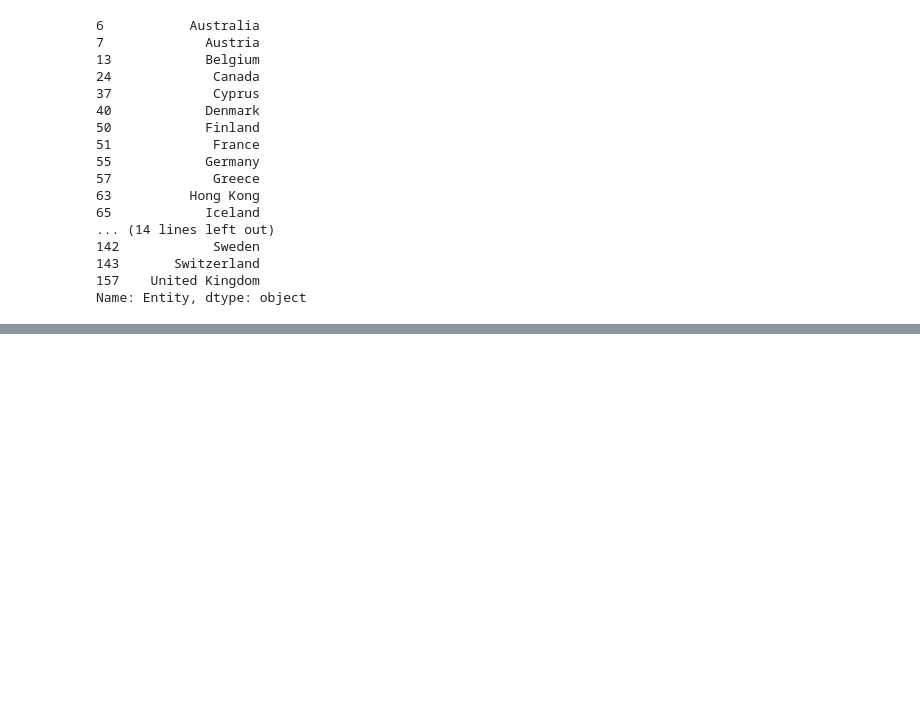
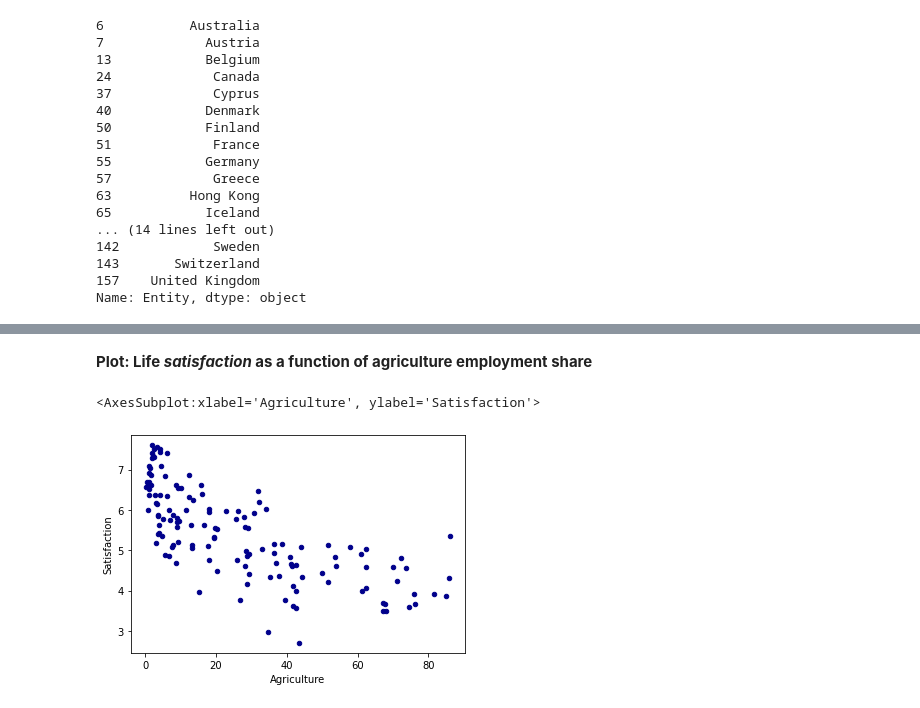
Before and after one commit to vlbin/dat405, a Jupyter notebook: Assignment1.ipynb, the cells around one changed output, grey strips where cells are left out. Saved outputs shown, nothing was run; the diff lists cells and outputs as text; code cells hidden in the pictures; blank space fills up the shorter version.

```diff
--- a/Assignment1.ipynb
+++ b/Assignment1.ipynb
@@ -89,0 +172,44 @@ print(low_le)
+# %%
+import pandas as pd
+
+
+#Load the datasets into pandas DataFrames
+life_satisfaction = pd.read_csv('./life_satisfaction.csv')
+agriculture = pd.read_csv('./agriculture_employment.csv')
+life_exp = pd.read_csv('./life-expectancy.csv')
+gdp = pd.read_csv('./GDP-2015.csv')
+
+separator = '------------------------------------------------------------'
+
+#Select life expectancy data from year 2015 and merge with gdp dataset
+life_satisfaction = life_satisfaction[life_satisfaction['Year'] == 2015]
+life_satisfaction = life_satisfaction.rename(columns = {list(life_satisfaction)[-1]: 'Satisfaction'})
+
+life_exp = life_exp[life_exp['Year'] == 2015]
+life_exp = life_exp.rename(columns = {list(life_exp)[-1]: 'Life expectancy'})
+
+agriculture = agriculture[agriculture['Year'] == 2015]
+agriculture = agriculture.rename(columns = {list(agriculture)[-1]: 'Agriculture'})
+
+agr_sat = pd.merge(life_satisfaction, agriculture, on=['Code', 'Entity', 'Year'])
+combined = pd.merge(agr_sat, life_exp, on=['Code', 'Entity', 'Year'])
+
+sat_mean = combined['Satisfaction'].mean()
+agr_mean = combined['Agriculture'].mean()
+exp_mean = combined['Life expectancy'].mean()
+
+high_agr = combined[combined['Agriculture'] > agr_mean]
+low_agr = combined[combined['Agriculture'] < agr_mean]
+
+low_agr_low_sat = low_agr[low_agr['Satisfaction'] < sat_mean]
+high_agr_high_sat = high_agr[high_agr['Satisfaction'] > sat_mean]
+
+low_agr_low_exp = low_agr[low_agr['Life expectancy'] < exp_mean]
+high_agr_high_exp = high_agr[high_agr['Life expectancy'] > exp_mean]
+# %% [markdown]
+**Plot: Life *satisfaction* as a function of agriculture employment share**
+# %%
+combined.plot.scatter(x = 'Agriculture', y='Satisfaction', c='DarkBlue')
+# %% [output]
+<AxesSubplot:xlabel='Agriculture', ylabel='Satisfaction'>
+[figure, added]
```
Also changed, not shown: parts of 19 cells of this notebook, 2 other files.
